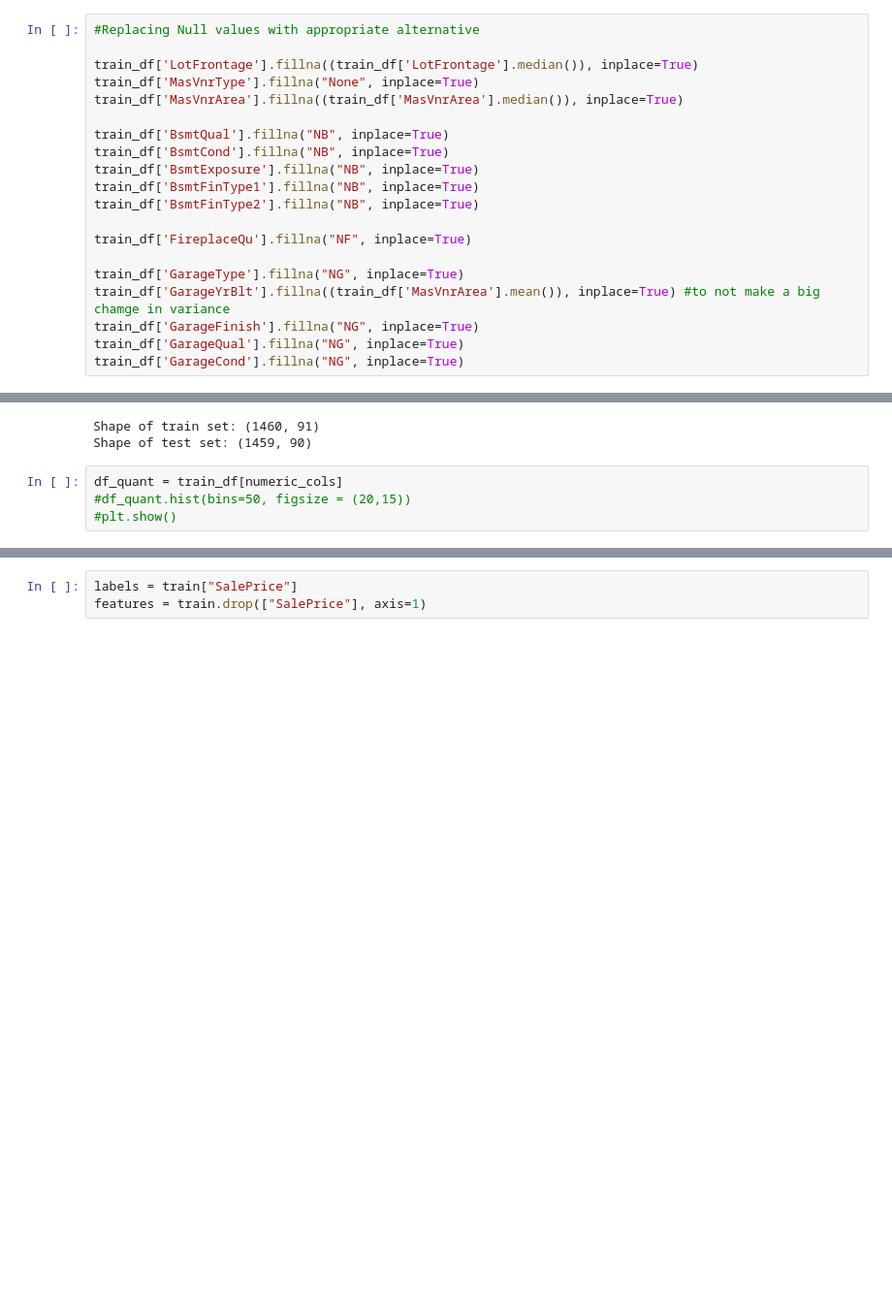
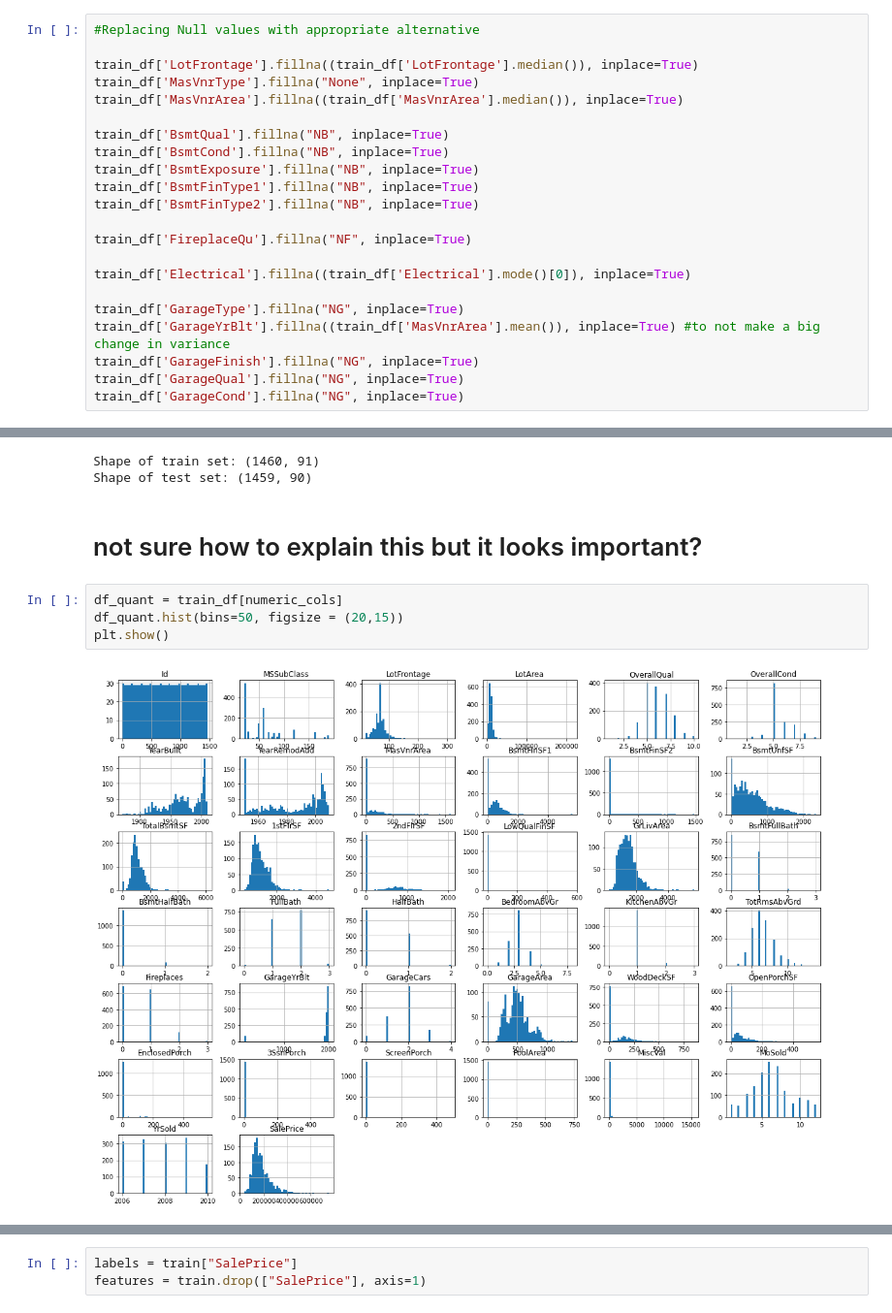
Before and after one commit to laurakoldekivi/DS-2021-project, a Jupyter notebook: ds-project_updated.ipynb, the cells around one changed output, grey strips where cells are left out. Shown: that part at 97% size. Cells and saved outputs as stored; diff of their text form; blank space fills up the shorter version.

```diff
--- a/ds-project_updated.ipynb
+++ b/ds-project_updated.ipynb
@@ -301,8 +391,10 @@ train_df['BsmtFinType2'].fillna("NB", inplace=True)
 
 train_df['FireplaceQu'].fillna("NF", inplace=True)
 
+train_df['Electrical'].fillna((train_df['Electrical'].mode()[0]), inplace=True)
+
 train_df['GarageType'].fillna("NG", inplace=True)
-train_df['GarageYrBlt'].fillna((train_df['MasVnrArea'].mean()), inplace=True) #to not make a big chamge in variance
+train_df['GarageYrBlt'].fillna((train_df['MasVnrArea'].mean()), inplace=True) #to not make a big change in variance
 train_df['GarageFinish'].fillna("NG", inplace=True)
 train_df['GarageQual'].fillna("NG", inplace=True)
 train_df['GarageCond'].fillna("NG", inplace=True)
@@ -573,8 +693,12 @@ print(f"Shape of test set: {test.shape}")
 # %% [output]
 Shape of train set: (1460, 91)
 Shape of test set: (1459, 90)
+# %% [markdown]
+# not sure how to explain this but it looks important?
 # %%
 df_quant = train_df[numeric_cols]
-#df_quant.hist(bins=50, figsize = (20,15))
-#plt.show()
+df_quant.hist(bins=50, figsize = (20,15))
+plt.show()
+# %% [output]
+[figure, added]
 # %% [markdown]
```
Also changed, not shown: parts of 89 cells of this notebook.
